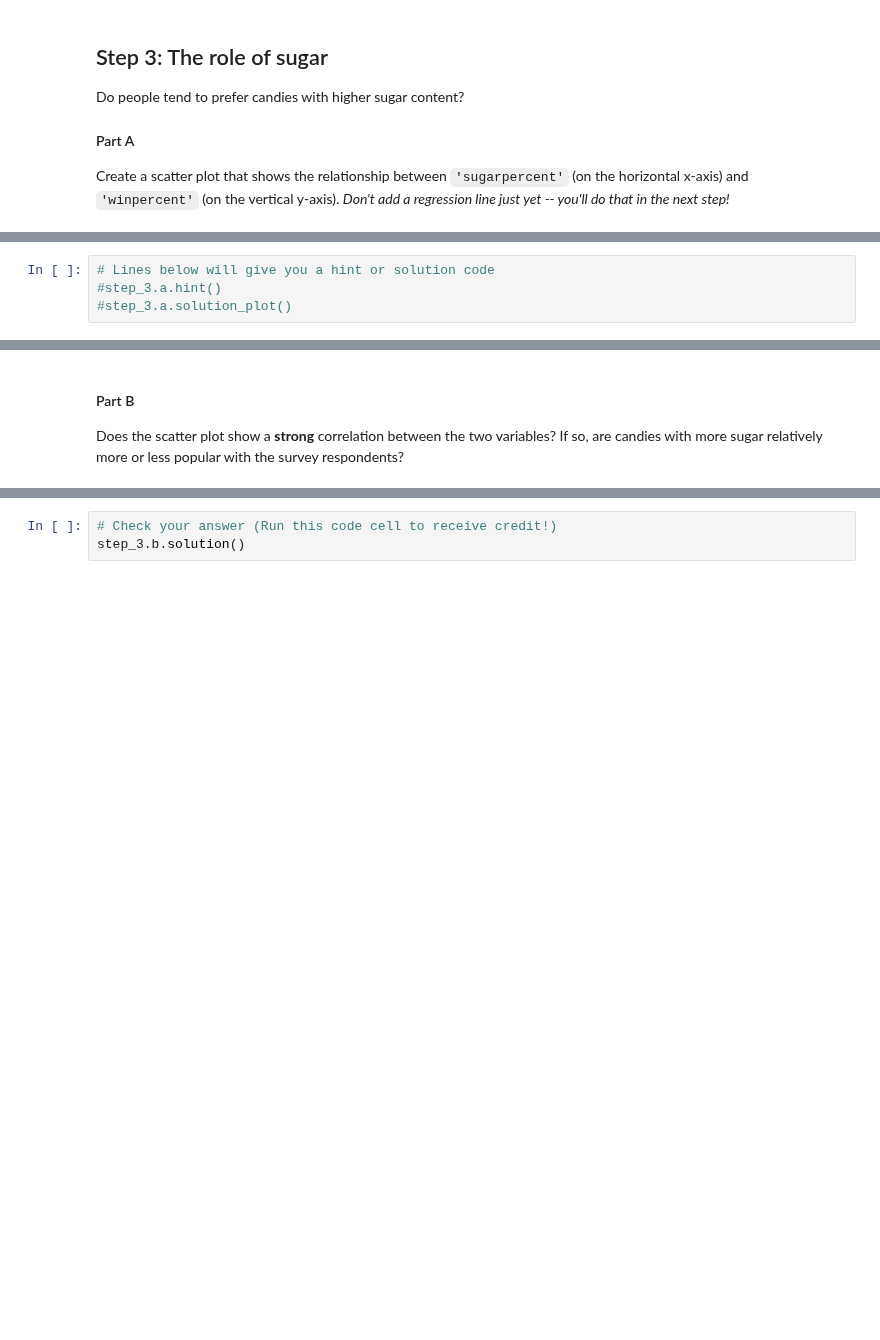
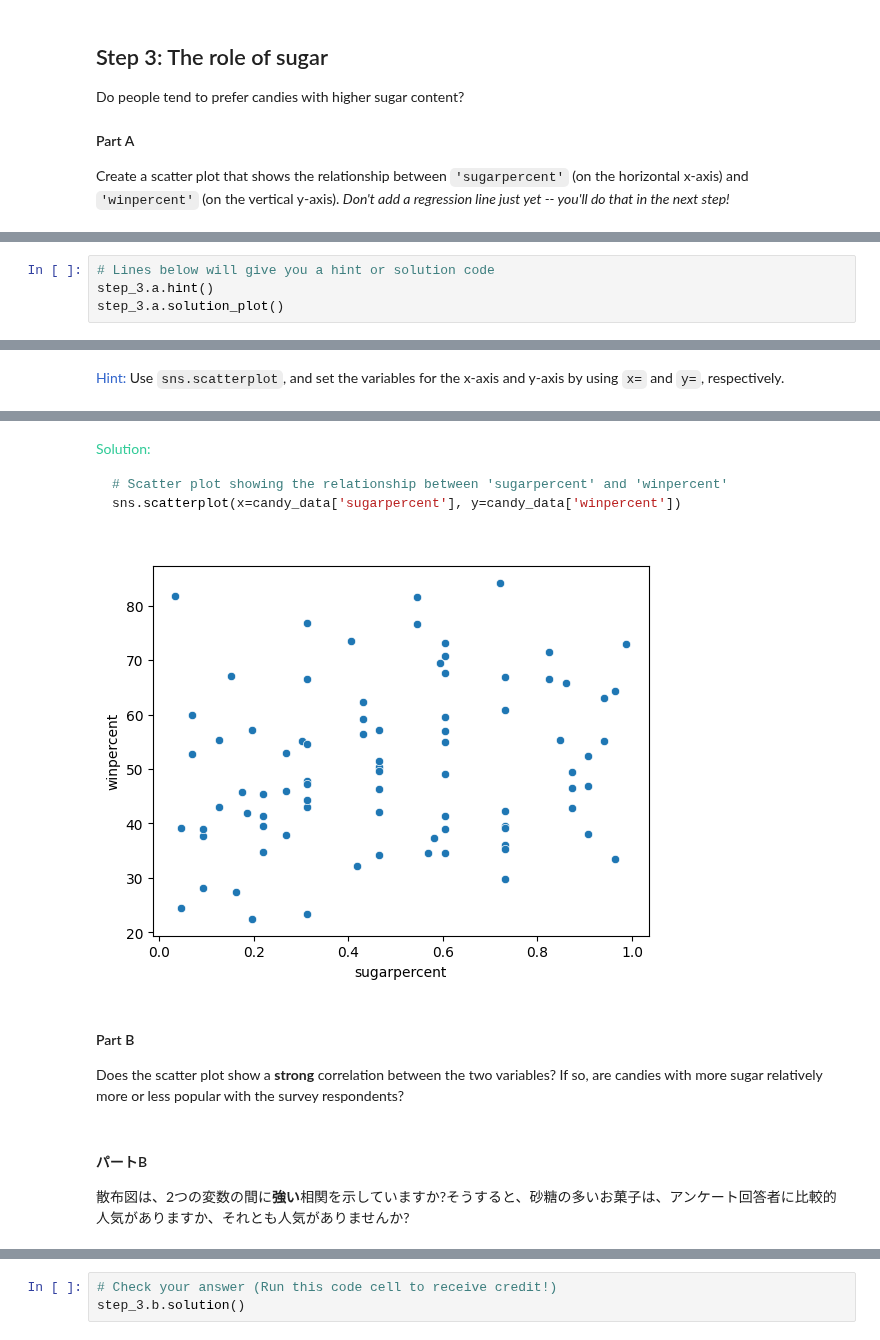
Before and after one commit to manul280/Kaggle, a Jupyter notebook: DataVisualization/4B-Exercise-ScatterPlots.ipynb, the cells around one changed output, grey strips where cells are left out. Cells and saved outputs as stored; diff of their text form; blank space fills up the shorter version.

````diff
--- a/DataVisualization/4B-Exercise-ScatterPlots.ipynb
+++ b/DataVisualization/4B-Exercise-ScatterPlots.ipynb
@@ -117,4 +192,5 @@ step_3.a.check()
 # %%
 # Lines below will give you a hint or solution code
-#step_3.a.hint()
-#step_3.a.solution_plot()
+step_3.a.hint()
+step_3.a.solution_plot()
+# %% [output]
@@ -120,0 +198 @@ step_3.a.check()
+<span style="color:#3366cc">Hint:</span> Use `sns.scatterplot`, and set the variables for the x-axis and y-axis by using `x=` and `y=`, respectively.
@@ -121,5 +200,16 @@ step_3.a.check()
+<span style="color:#33cc99">Solution:</span>
+```python
+# Scatter plot showing the relationship between 'sugarpercent' and 'winpercent'
+sns.scatterplot(x=candy_data['sugarpercent'], y=candy_data['winpercent'])
+
+```
+[figure, added]
 # %% [markdown]
 #### Part B
 
 Does the scatter plot show a **strong** correlation between the two variables?  If so, are candies with more sugar relatively more or less popular with the survey respondents?
+# %% [markdown]
+#### パートB
+
+散布図は、2つの変数の間に**強い**相関を示していますか?そうすると、砂糖の多いお菓子は、アンケート回答者に比較的人気がありますか、それとも人気がありませんか?
 # %%
````
Also changed, not shown: parts of 41 cells of this notebook.
